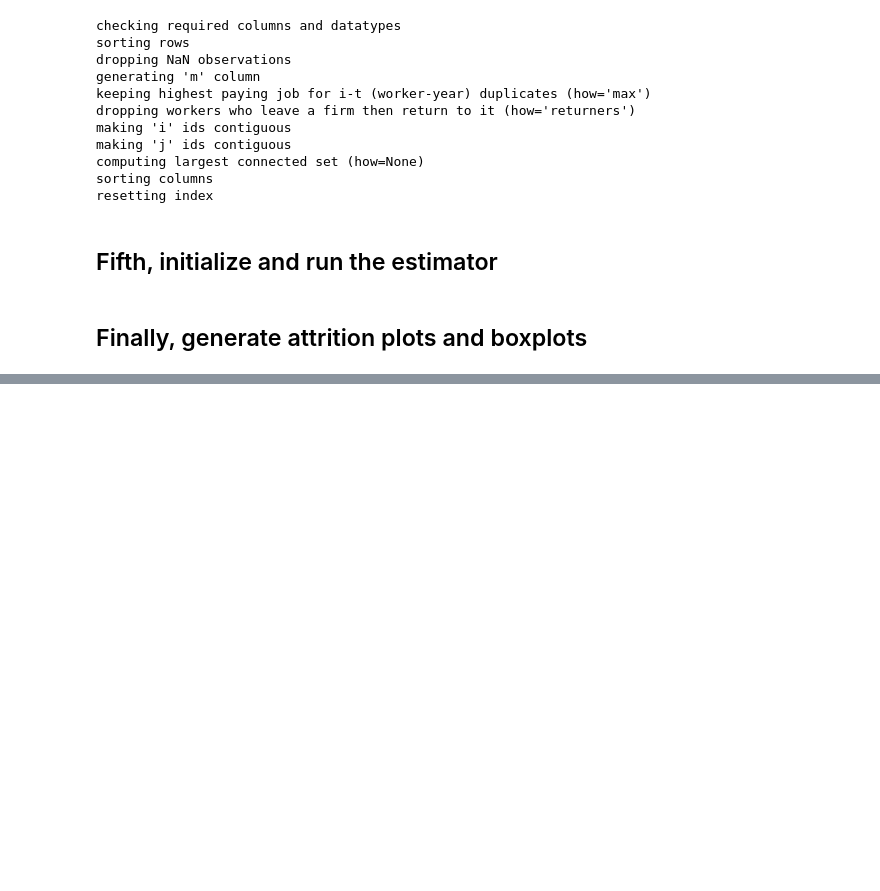
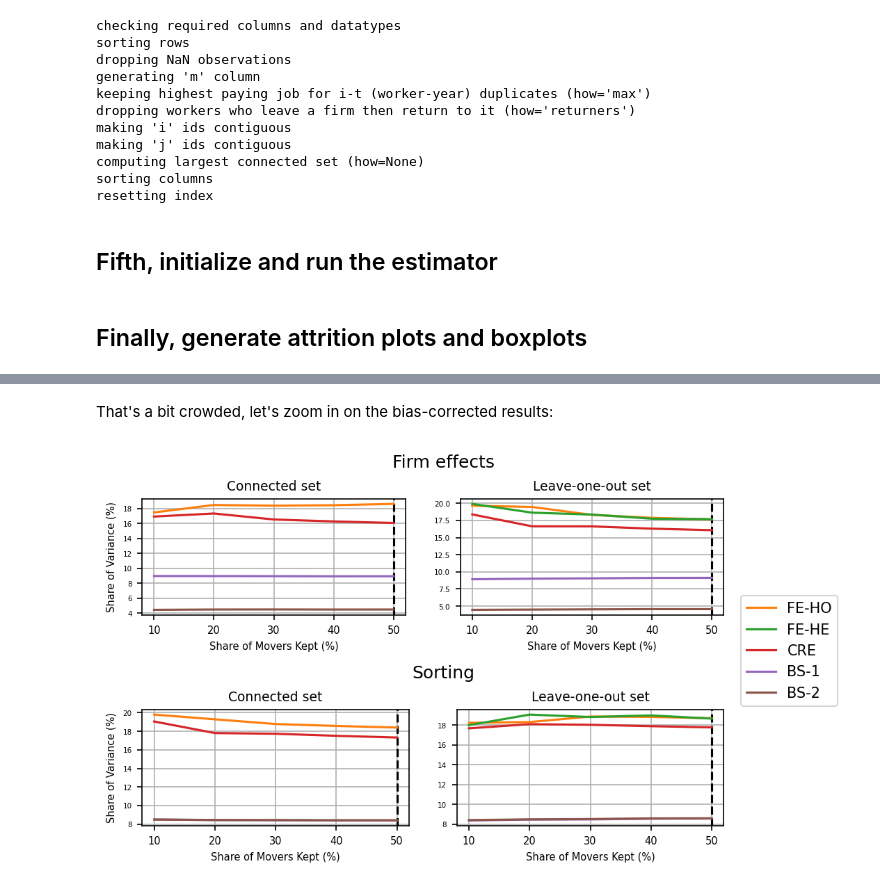
Before and after one commit to tlamadon/pytwoway, a Jupyter notebook: docs/source/notebooks/attrition_example.ipynb, the cells around one changed output, grey strips where cells are left out. Cells and saved outputs as stored; diff of their text form; code cells hidden in the pictures; blank space fills up the shorter version.

```diff
--- a/docs/source/notebooks/attrition_example.ipynb
+++ b/docs/source/notebooks/attrition_example.ipynb
@@ -125,0 +126,7 @@ tw_attrition.boxplots()
+# %% [markdown]
+That's a bit crowded, let's zoom in on the bias-corrected results:
+# %%
+# Plots
+tw_attrition.plots(fe=False)
+# %% [output]
+[figure, added]
```
Also changed, not shown: parts of 4 cells of this notebook, 3 other files.
